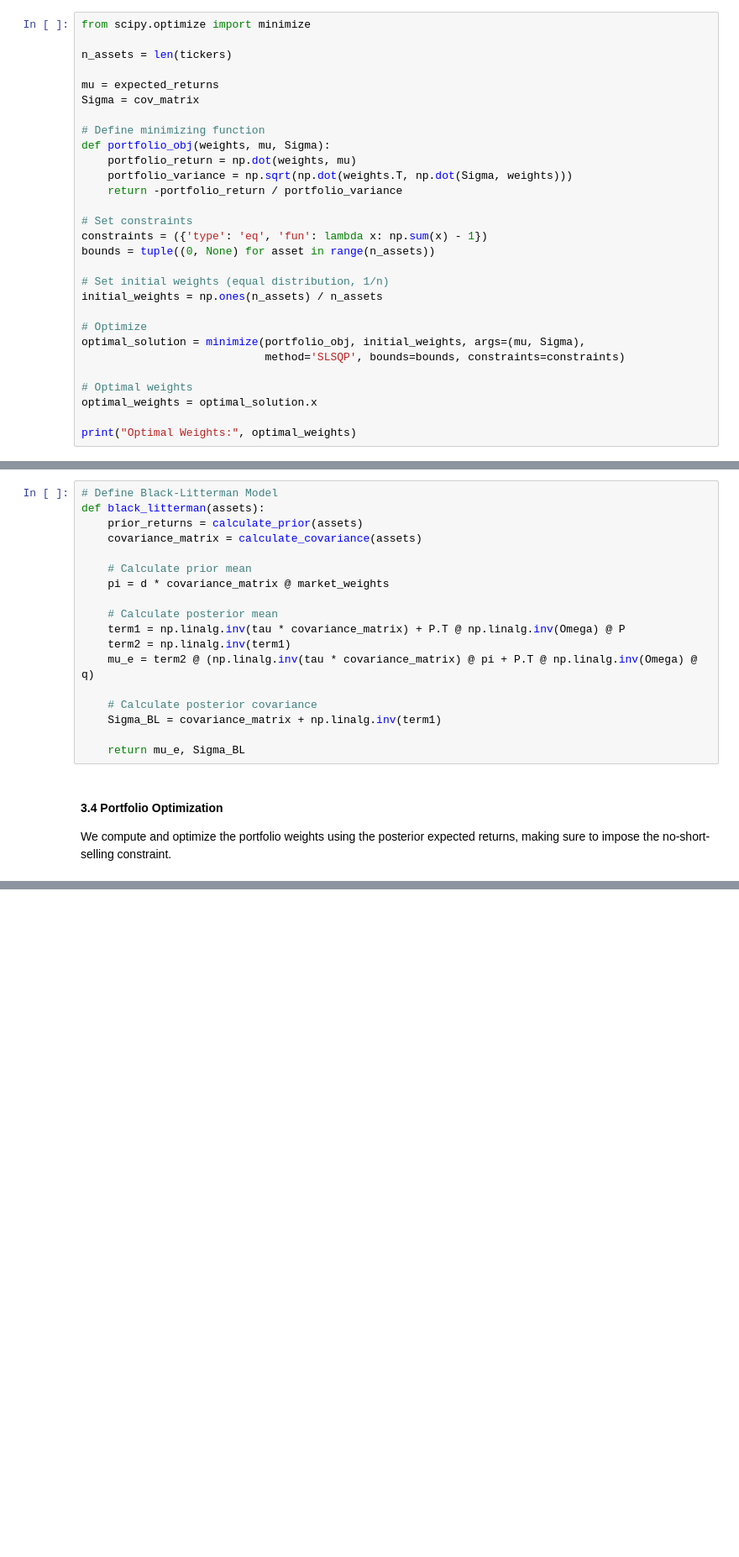
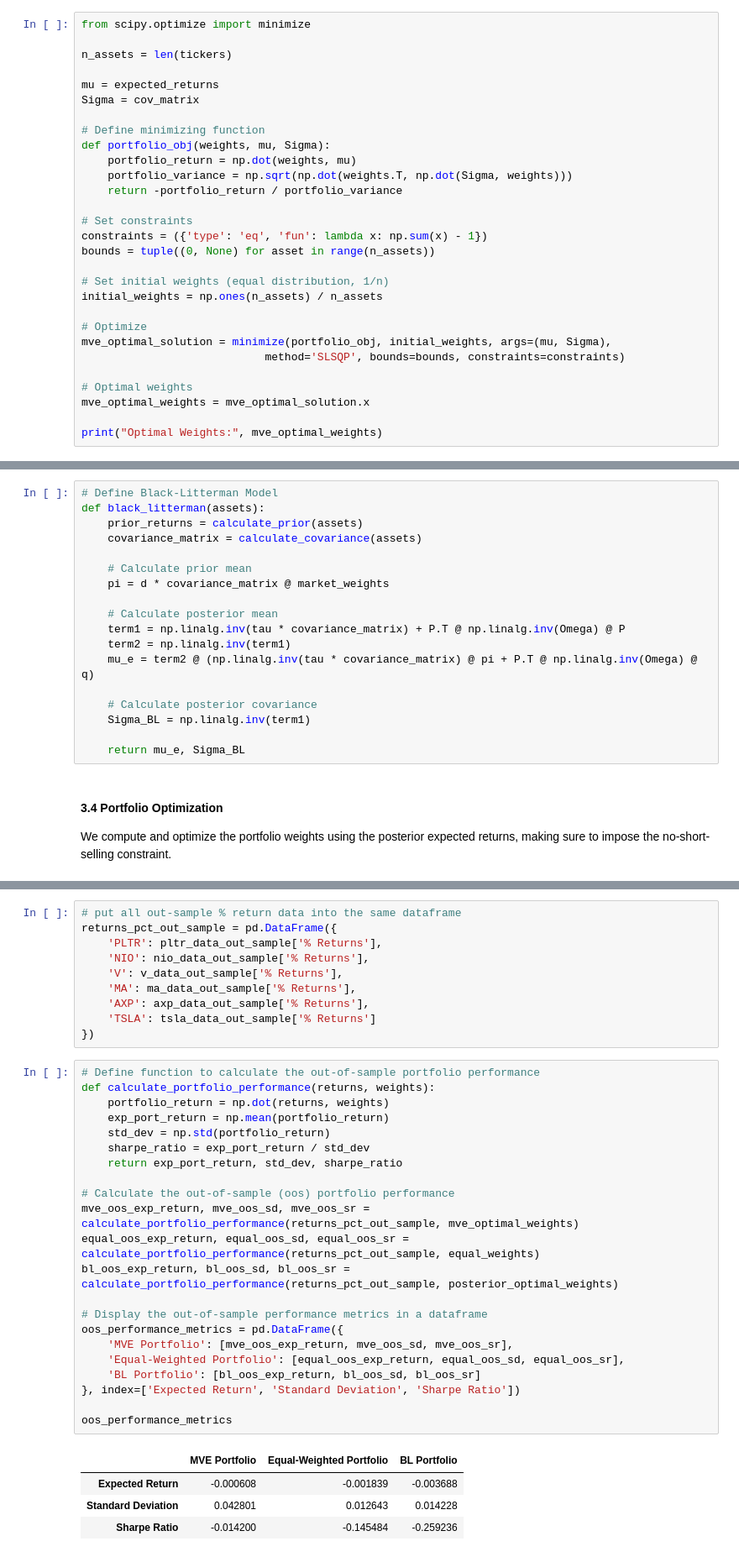
Before and after one commit to zazzane/STA4020-Stat-Modelling-in-Finance-Markets, a Jupyter notebook: Final Project/final_project_code.ipynb, the cells around one changed output, grey strips where cells are left out. Shown: that part at 84% size. Cells and saved outputs as stored; diff of their text form; blank space fills up the shorter version.

```diff
--- a/Final Project/final_project_code.ipynb
+++ b/Final Project/final_project_code.ipynb
@@ -244,13 +255,13 @@ bounds = tuple((0, None) for asset in range(n_assets))
 initial_weights = np.ones(n_assets) / n_assets
 
 # Optimize
-optimal_solution = minimize(portfolio_obj, initial_weights, args=(mu, Sigma),
+mve_optimal_solution = minimize(portfolio_obj, initial_weights, args=(mu, Sigma),
                             method='SLSQP', bounds=bounds, constraints=constraints)
 
 # Optimal weights
-optimal_weights = optimal_solution.x
+mve_optimal_weights = mve_optimal_solution.x
 
-print("Optimal Weights:", optimal_weights)
+print("Optimal Weights:", mve_optimal_weights)
 # %% [output]
 Optimal Weights: [0.00000000e+00 1.00000000e+00 2.78722775e-18 2.87312703e-17
  1.20046401e-17 0.00000000e+00]
@@ -492,7 +511,7 @@ def black_litterman(assets):
     mu_e = term2 @ (np.linalg.inv(tau * covariance_matrix) @ pi + P.T @ np.linalg.inv(Omega) @ q)
 
     # Calculate posterior covariance
-    Sigma_BL = covariance_matrix + np.linalg.inv(term1)
+    Sigma_BL = np.linalg.inv(term1)
 
     return mu_e, Sigma_BL
 # %% [markdown]
@@ -545,0 +569,37 @@ Optimal Portfolio Weights:
+# %%
+# put all out-sample % return data into the same dataframe
+returns_pct_out_sample = pd.DataFrame({
+    'PLTR': pltr_data_out_sample['% Returns'],
+    'NIO': nio_data_out_sample['% Returns'],
+    'V': v_data_out_sample['% Returns'],
+    'MA': ma_data_out_sample['% Returns'],
+    'AXP': axp_data_out_sample['% Returns'],
+    'TSLA': tsla_data_out_sample['% Returns']
+})
+# %%
+# Define function to calculate the out-of-sample portfolio performance
+def calculate_portfolio_performance(returns, weights):
+    portfolio_return = np.dot(returns, weights)
+    exp_port_return = np.mean(portfolio_return)
+    std_dev = np.std(portfolio_return)
+    sharpe_ratio = exp_port_return / std_dev
+    return exp_port_return, std_dev, sharpe_ratio
+
+# Calculate the out-of-sample (oos) portfolio performance
+mve_oos_exp_return, mve_oos_sd, mve_oos_sr = calculate_portfolio_performance(returns_pct_out_sample, mve_optimal_weights)
+equal_oos_exp_return, equal_oos_sd, equal_oos_sr = calculate_portfolio_performance(returns_pct_out_sample, equal_weights)
+bl_oos_exp_return, bl_oos_sd, bl_oos_sr = calculate_portfolio_performance(returns_pct_out_sample, posterior_optimal_weights)
+
+# Display the out-of-sample performance metrics in a dataframe
+oos_performance_metrics = pd.DataFrame({
+    'MVE Portfolio': [mve_oos_exp_return, mve_oos_sd, mve_oos_sr],
+    'Equal-Weighted Portfolio': [equal_oos_exp_return, equal_oos_sd, equal_oos_sr],
+    'BL Portfolio': [bl_oos_exp_return, bl_oos_sd, bl_oos_sr]
+}, index=['Expected Return', 'Standard Deviation', 'Sharpe Ratio'])
+
+oos_performance_metrics
+# %% [output]
+|  | MVE Portfolio | Equal-Weighted Portfolio | BL Portfolio |
+| Expected Return | -0.000608 | -0.001839 | -0.003688 |
+| Standard Deviation | 0.042801 | 0.012643 | 0.014228 |
+| Sharpe Ratio | -0.014200 | -0.145484 | -0.259236 |
```
Also changed, not shown: parts of 23 cells of this notebook.
